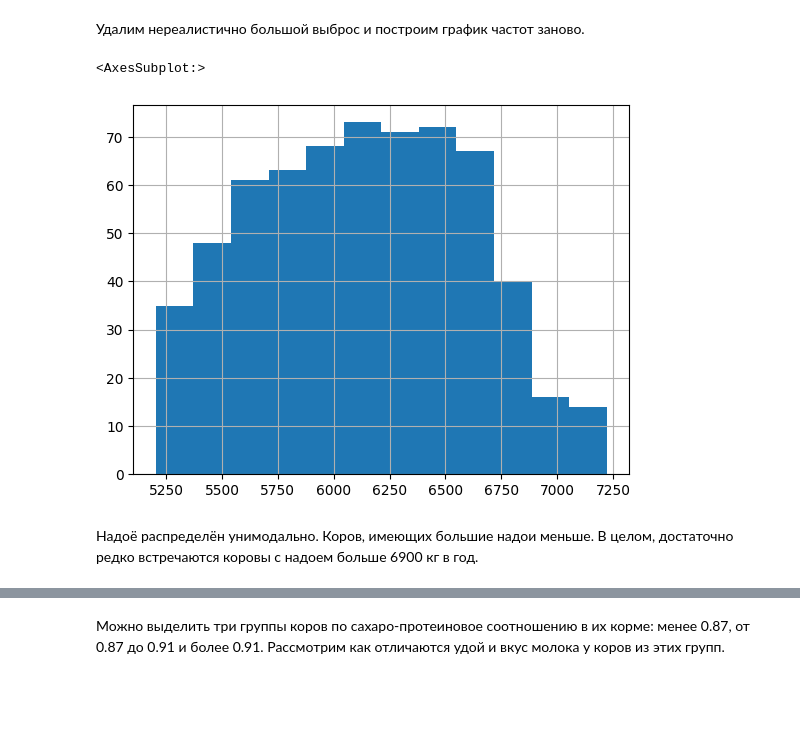
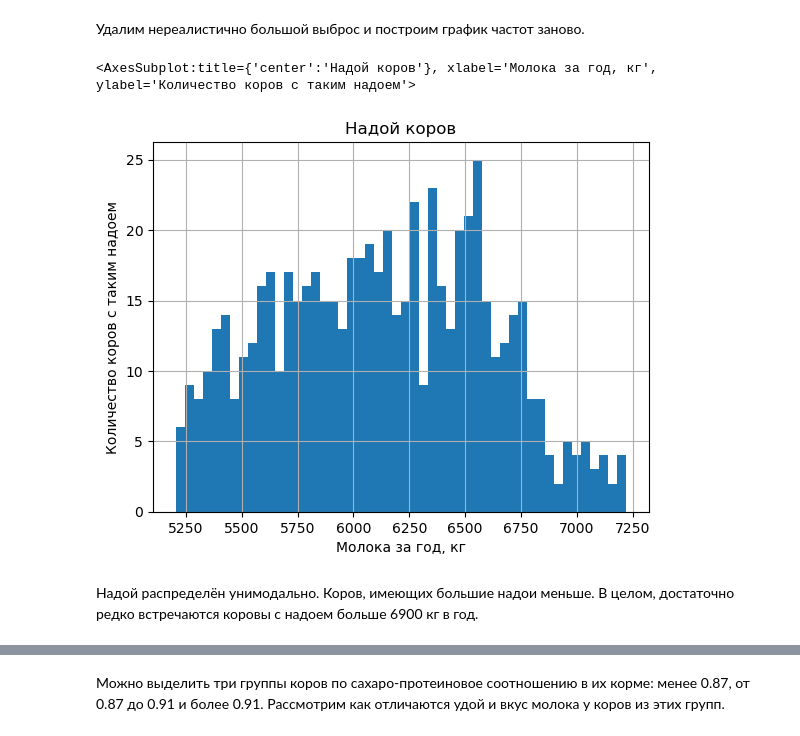
Before and after one commit to EvanderLatine/DS_Practicum, a Jupyter notebook: Ferm_Predictions/research.ipynb, the cells around one changed output, grey strips where cells are left out. Cells and saved outputs as stored; diff of their text form; code cells hidden in the pictures; blank space fills up the shorter version.

```diff
--- a/Ferm_Predictions/research.ipynb
+++ b/Ferm_Predictions/research.ipynb
@@ -392,9 +398,13 @@ own_herd["yield"].hist(bins=50)
 Удалим нереалистично большой выброс и построим график частот заново.
 # %%
 own_herd = own_herd[own_herd["yield"] < 15000]
+_, ax = plt.subplots()
+ax.set_title('Надой коров')
+ax.set_xlabel("Молока за год, кг")
+ax.set_ylabel("Количество коров с таким надоем")
 own_herd["yield"].hist(bins=50)
 # %% [output]
-<AxesSubplot:>
+<AxesSubplot:title={'center':'Надой коров'}, xlabel='Молока за год, кг', ylabel='Количество коров с таким надоем'>
-[figure, old version]
+[figure, new version]
 # %% [markdown]
-Надоё распределён унимодально. Коров, имеющих большие надои меньше. В целом, достаточно редко встречаются коровы с надоем больше 6900 кг в год.
+Надой распределён унимодально. Коров, имеющих большие надои меньше. В целом, достаточно редко встречаются коровы с надоем больше 6900 кг в год.
```
Also changed, not shown: parts of 53 cells of this notebook.
